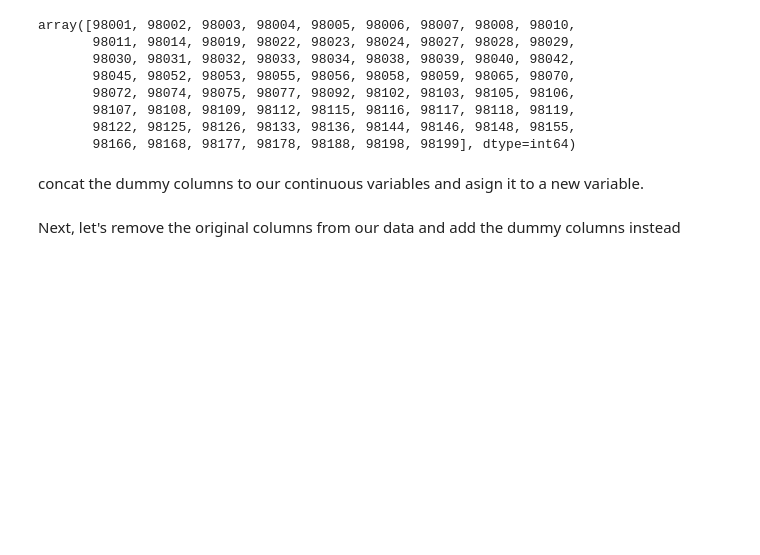
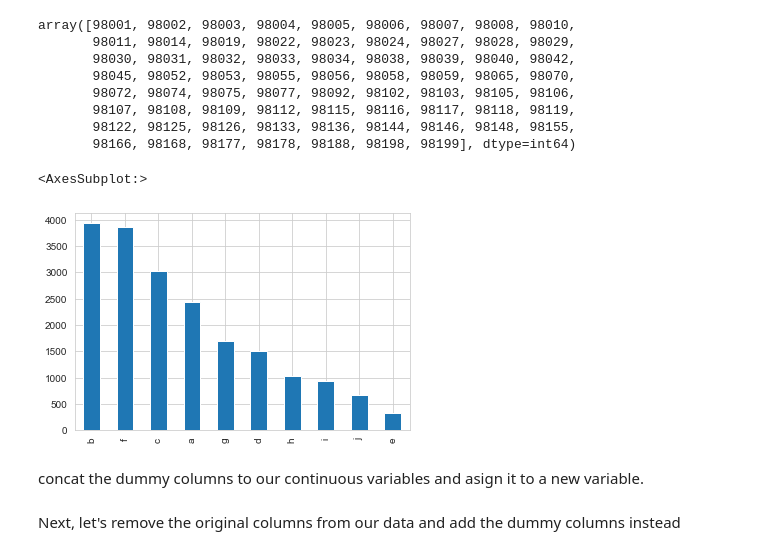
Before and after one commit to Vijayag04/Housing_project, a Jupyter notebook: kc_housing_project.ipynb, the cells around one changed output. Saved outputs shown, nothing was run; the diff lists cells and outputs as text; code cells hidden in the pictures; blank space fills up the shorter version.

```diff
--- a/kc_housing_project.ipynb
+++ b/kc_housing_project.ipynb
@@ -704,6 +715,11 @@ label=('a','b','c','d','e','f','g','h','i','j')
 zipcode_binned=pd.cut(df2['zipcode'], zipcode_bins, labels= label)
 zipcode_binned = zipcode_binned.cat.as_unordered()
 df2['zipcode'] =zipcode_binned
+# %%
+df2['zipcode'].value_counts().plot.bar()
+# %% [output]
+<AxesSubplot:>
+[figure, added]
 # %%
 #creating the dummy variables
 waterfront_dummies = pd.get_dummies(df2.waterfront, prefix='waterfront', drop_first=True)
```
Also changed, not shown: parts of 44 cells of this notebook.
